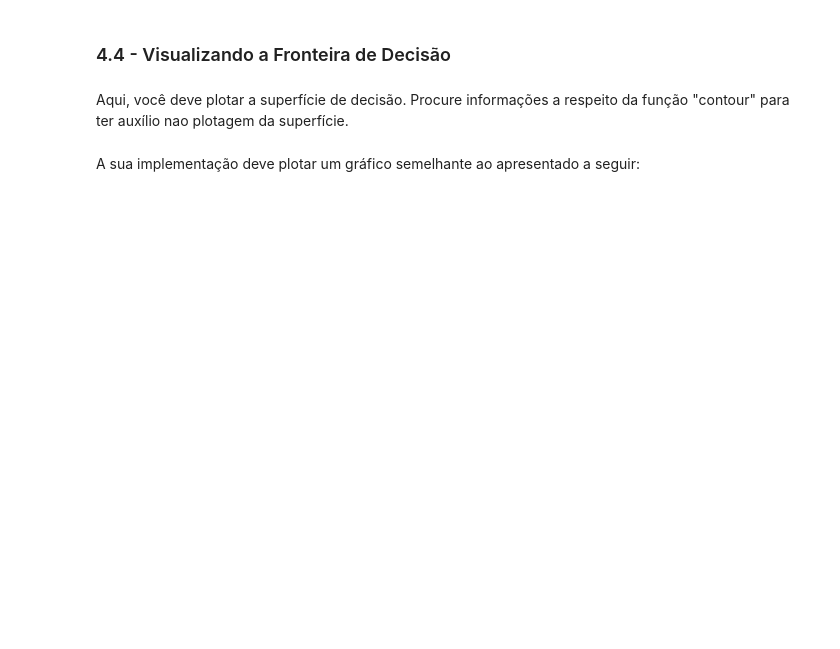
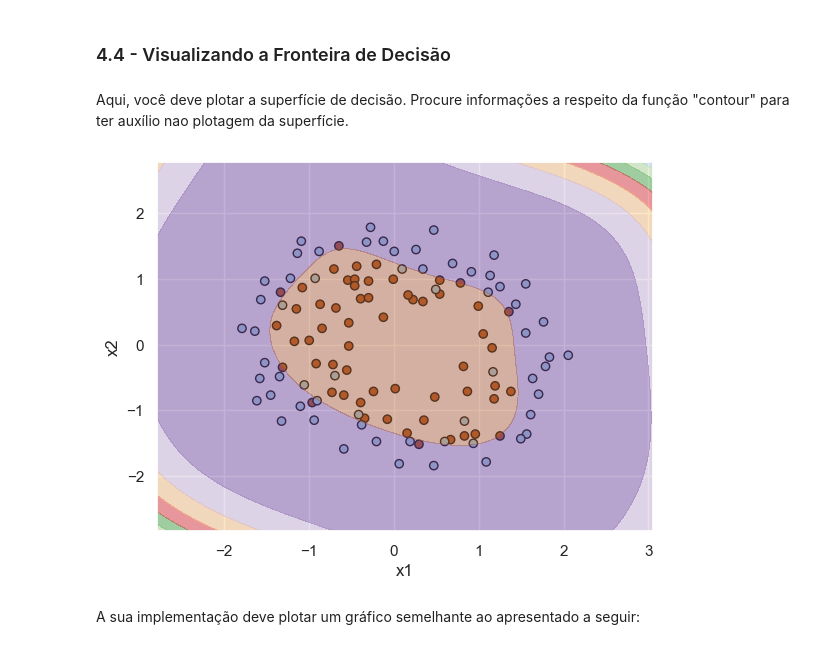
Before and after one commit to DanielCirino/ppginf-ml-trabalho-pratico-02, a Jupyter notebook: notebooks/Trabalho_Pratico_1_2024_1.ipynb, the cells around one changed output. Cells and saved outputs as stored; diff of their text form; code cells hidden in the pictures; blank space fills up the shorter version.

```diff
--- a/notebooks/Trabalho_Pratico_1_2024_1.ipynb
+++ b/notebooks/Trabalho_Pratico_1_2024_1.ipynb
@@ -647,7 +655,7 @@ $$J(\theta) = \frac{1}{m}\displaystyle\sum_{i=1}^{m}-\begin{bmatrix}y^{(i)}\log
 
 Implemente a função de custo regularizada:
 # %%
-def compute_regularized_cost(X, y, theta, _lambda):
+def compute_regularized_cost(theta, X, y, _lambda):
     """Implemente aqui..."""
     m = len(y)
     z=np.dot(X, theta)
@@ -666,7 +674,7 @@ Observe que $\theta_0$ não é penalizado.
 # %% [markdown]
 Agora, implemente a função "compute_regularized_gradient" e teste com os parâmetros iniciais iguais a zero. Faça testes utilizando diferentes valores para $\lambda$. Ex: $\lambda=0, \lambda=1, \lambda=100$. Para $\lambda=1$ a função de custo deve retornar um valor de aproximadamente $0.693$.
 # %%
-def compute_regularized_gradient(X, y, theta, _lambda):
+def compute_regularized_gradient(theta, X, y, _lambda):
     m = len(y)
     z=np.dot(X, theta)
     h = sigmoid(z)
@@ -686,8 +732,43 @@ from scipy.optimize import minimize
 ### 4.4 - Visualizando a Fronteira de Decisão
 # %% [markdown]
 Aqui, você deve plotar a superfície de decisão. Procure informações a respeito da função "contour" para ter auxílio nao plotagem da superfície.
+# %%
+#Implemente aqui o plot da fronteira de decisão...
+# Função para plotar a fronteira de decisão
+def plot_fronteira_decisao(X, y, theta, grau):
+    plt.scatter(X[:, 1], X[:, 2], c=y, cmap=plt.cm.Paired, marker='o', edgecolors='k')
+
+    x1_min, x1_max = X[:, 1].min() - 1, X[:, 1].max() + 1
+    x2_min, x2_max = X[:, 2].min() - 1, X[:, 2].max() + 1
+    xx1, xx2 = np.meshgrid(np.linspace(x1_min, x1_max, 100), np.linspace(x2_min, x2_max, 100))
+
+    # Aplicar a função de mapeamento polinomial aos dados da grade de pontos
+    novo_X = map_feature(np.c_[xx1.ravel(), xx2.ravel()], grau)
+
+    # Calcular a previsão da fronteira de decisão
+    Z = np.dot(novo_X, theta)
+    Z = Z.reshape(xx1.shape)
+
+    plt.contourf(xx1, xx2, Z, alpha=0.4, cmap=plt.cm.Paired)
+    plt.xlim(xx1.min(), xx1.max())
+    plt.ylim(xx2.min(), xx2.max())
+    plt.xlabel('x1')
+    plt.ylabel('x2')
 # %%
-#Implemente aqui o plot da fronteira de decisão...
+
+# Normalizar os dados
+X_normalizado = (X - X.mean(axis=0)) / X.std(axis=0)
+X_map = map_feature(X_normalizado,grau)
+
+# Minimizar a função de custo regularizada para obter os parâmetros otimizados
+theta_inicial = np.zeros(X_map.shape[1])
+lambda_ = 1.0  # Parâmetro de regularização
+resultado = minimize(compute_regularized_cost, theta_inicial, args=(X_map, y, lambda_), jac=compute_regularized_gradient, method='CG')
+theta_otimo = resultado.x
+
+plot_fronteira_decisao(X_map, y, theta_otimo, grau)
+# %% [output]
+[figure, added]
 # %% [markdown]
 A sua implementação deve plotar um gráfico semelhante ao apresentado a seguir:
 # %% [markdown]
```
Also changed, not shown: parts of 9 cells of this notebook, 1 other file.
